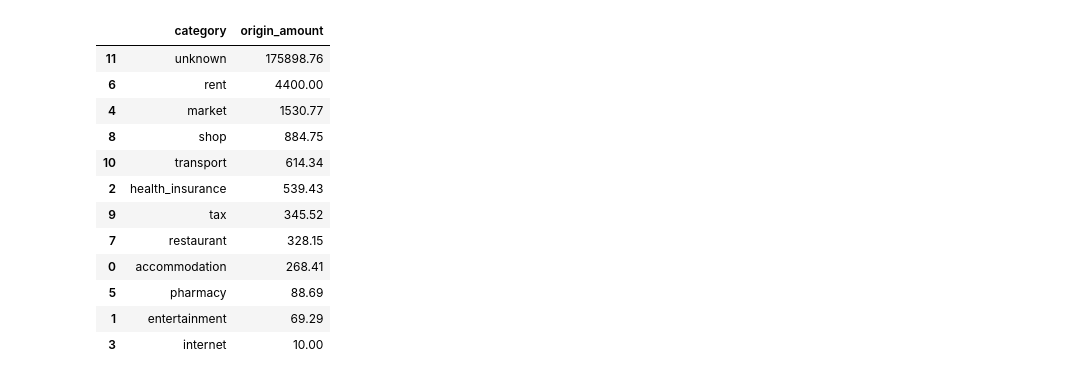
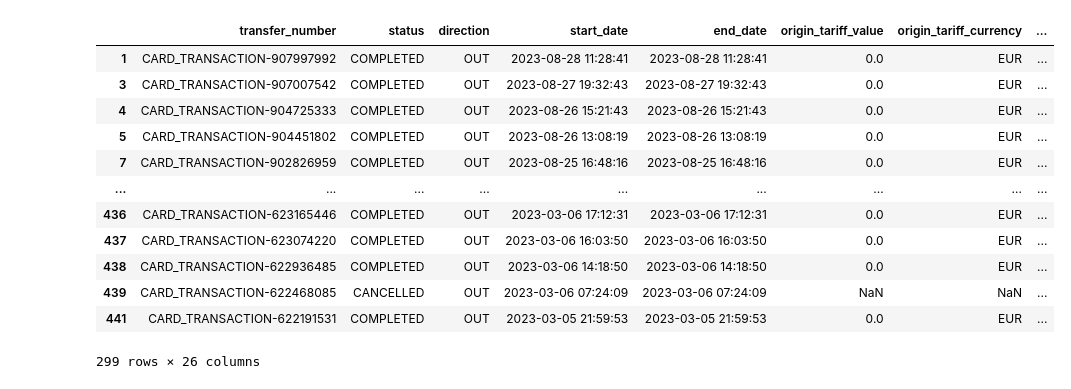
Before and after one commit to fernandocfbf/streamlit-financial-dash, a Jupyter notebook: main.ipynb, the cells around one changed output. Drawn from its saved outputs; the diff is of its cells as text; code cells hidden in the pictures.

```diff
--- a/main.ipynb
+++ b/main.ipynb
@@ -50,18 +22,20 @@ Index(['transfer_number', 'status', 'direction', 'start_date', 'end_date',
 # %%
-s = df.groupby('category')['origin_amount'].sum().reset_index()
-s.sort_values('origin_amount', ascending=False)
+time_series_amount_by_category = dataloader.dataframe.groupby(['year', 'month', 'month_name', 'category'])["origin_amount"].sum().reset_index()
+time_series_amount_by_category = time_series_amount_by_category.sort_values(['year', 'month'], ascending=True)
-# %% [output]
-|  | category | origin_amount |
-| 11 | unknown | 175898.76 |
-| 6 | rent | 4400.00 |
-| 4 | market | 1530.77 |
-| 8 | shop | 884.75 |
-| 10 | transport | 614.34 |
-| 2 | health_insurance | 539.43 |
-| 9 | tax | 345.52 |
-| 7 | restaurant | 328.15 |
-| 0 | accommodation | 268.41 |
-| 5 | pharmacy | 88.69 |
-| 1 | entertainment | 69.29 |
-| 3 | internet | 10.00 |
+# %%
+dataloader.get_card_transactions_dataframe()
+# %% [output]
+|  | transfer_number | status | direction | start_date | end_date | origin_tariff_value | origin_tariff_currency | ... |
+| 1 | CARD_TRANSACTION-907997992 | COMPLETED | OUT | 2023-08-28 11:28:41 | 2023-08-28 11:28:41 | 0.0 | EUR | ... |
+| 3 | CARD_TRANSACTION-907007542 | COMPLETED | OUT | 2023-08-27 19:32:43 | 2023-08-27 19:32:43 | 0.0 | EUR | ... |
+| 4 | CARD_TRANSACTION-904725333 | COMPLETED | OUT | 2023-08-26 15:21:43 | 2023-08-26 15:21:43 | 0.0 | EUR | ... |
+| 5 | CARD_TRANSACTION-904451802 | COMPLETED | OUT | 2023-08-26 13:08:19 | 2023-08-26 13:08:19 | 0.0 | EUR | ... |
+| 7 | CARD_TRANSACTION-902826959 | COMPLETED | OUT | 2023-08-25 16:48:16 | 2023-08-25 16:48:16 | 0.0 | EUR | ... |
+| ... | ... | ... | ... | ... | ... | ... | ... | ... |
+| 436 | CARD_TRANSACTION-623165446 | COMPLETED | OUT | 2023-03-06 17:12:31 | 2023-03-06 17:12:31 | 0.0 | EUR | ... |
+| 437 | CARD_TRANSACTION-623074220 | COMPLETED | OUT | 2023-03-06 16:03:50 | 2023-03-06 16:03:50 | 0.0 | EUR | ... |
+| 438 | CARD_TRANSACTION-622936485 | COMPLETED | OUT | 2023-03-06 14:18:50 | 2023-03-06 14:18:50 | 0.0 | EUR | ... |
+| 439 | CARD_TRANSACTION-622468085 | CANCELLED | OUT | 2023-03-06 07:24:09 | 2023-03-06 07:24:09 | NaN | NaN | ... |
+| 441 | CARD_TRANSACTION-622191531 | COMPLETED | OUT | 2023-03-05 21:59:53 | 2023-03-05 21:59:53 | 0.0 | EUR | ... |
+299 rows × 26 columns
 # %%
```
Also changed, not shown: parts of 13 cells of this notebook, 4 other files.
